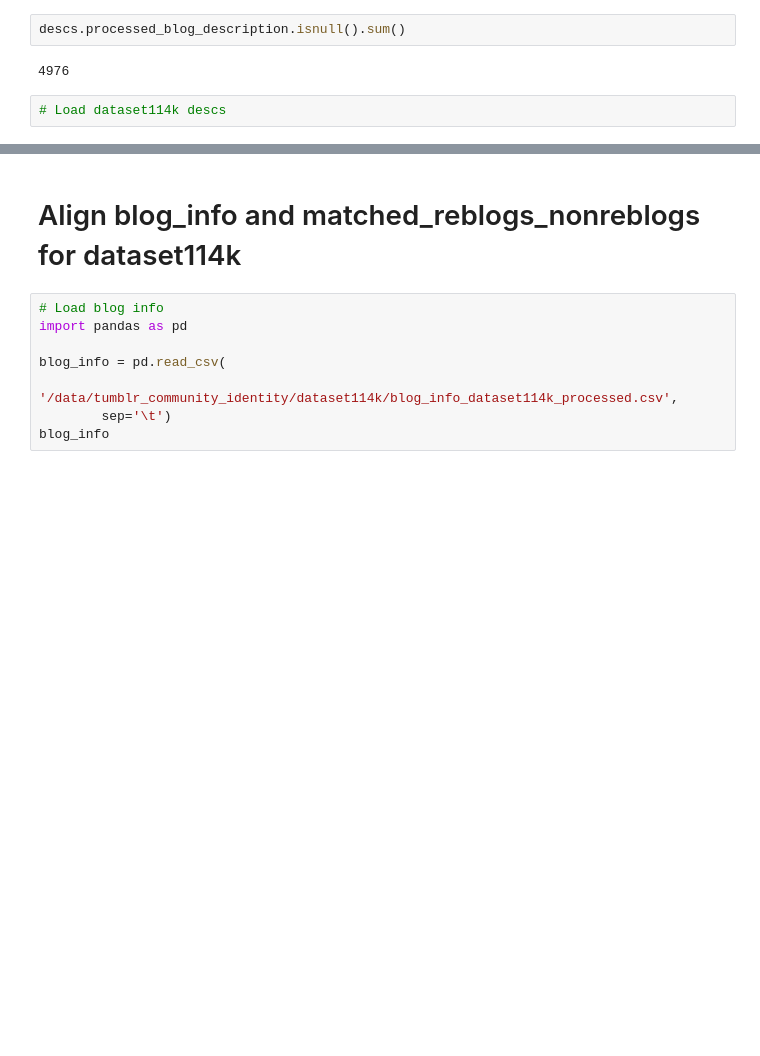
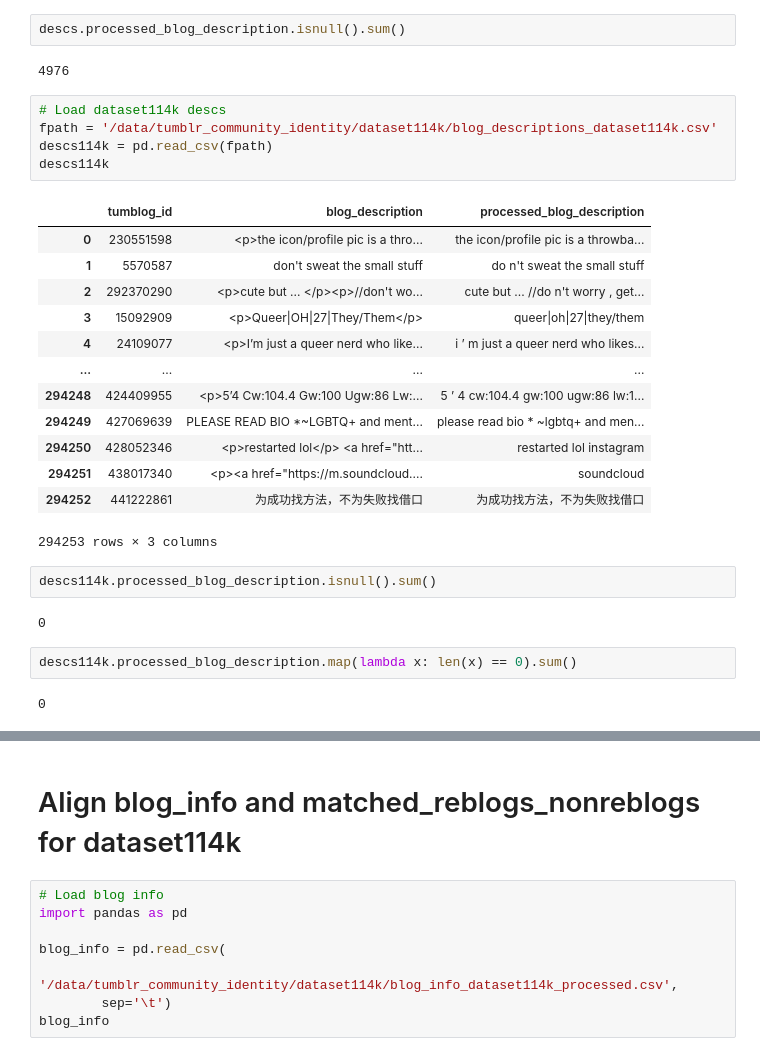
Before and after one commit to michaelmilleryoder/tumblr_community_identity, a Jupyter notebook: jupyter/check_data.ipynb, the cells around one changed output, grey strips where cells are left out. Cells and saved outputs as stored; diff of their text form; blank space fills up the shorter version.

```diff
--- a/jupyter/check_data.ipynb
+++ b/jupyter/check_data.ipynb
@@ -131,5 +131,30 @@ descs
 descs.processed_blog_description.isnull().sum()
 # %% [output]
 4976
-# %%
-# Load dataset114k descs
+# %%
+# Load dataset114k descs
+fpath = '/data/tumblr_community_identity/dataset114k/blog_descriptions_dataset114k.csv'
+descs114k = pd.read_csv(fpath)
+descs114k
+# %% [output]
+|  | tumblog_id | blog_description | processed_blog_description |
+| 0 | 230551598 | <p>the icon/profile pic is a thro... | the icon/profile pic is a throwba... |
+| 1 | 5570587 | don't sweat the small stuff | do n't sweat the small stuff |
+| 2 | 292370290 | <p>cute but ... </p><p>//don't wo... | cute but ... //do n't worry , get... |
+| 3 | 15092909 | <p>Queer|OH|27|They/Them</p> | queer|oh|27|they/them |
+| 4 | 24109077 | <p>I’m just a queer nerd who like... | i ’ m just a queer nerd who likes... |
+| ... | ... | ... | ... |
+| 294248 | 424409955 | <p>5’4 Cw:104.4 Gw:100 Ugw:86 Lw:... | 5 ’ 4 cw:104.4 gw:100 ugw:86 lw:1... |
+| 294249 | 427069639 | PLEASE READ BIO *~LGBTQ+ and ment... | please read bio * ~lgbtq+ and men... |
+| 294250 | 428052346 | <p>restarted lol</p> <a href="htt... | restarted lol instagram |
+| 294251 | 438017340 | <p><a href="https://m.soundcloud.... | soundcloud |
+| 294252 | 441222861 | 为成功找方法，不为失败找借口 | 为成功找方法，不为失败找借口 |
+294253 rows × 3 columns
+# %%
+descs114k.processed_blog_description.isnull().sum()
+# %% [output]
+0
+# %%
+descs114k.processed_blog_description.map(lambda x: len(x) == 0).sum()
+# %% [output]
+0
```
Also changed, not shown: parts of 12 cells of this notebook, 2 other files.
